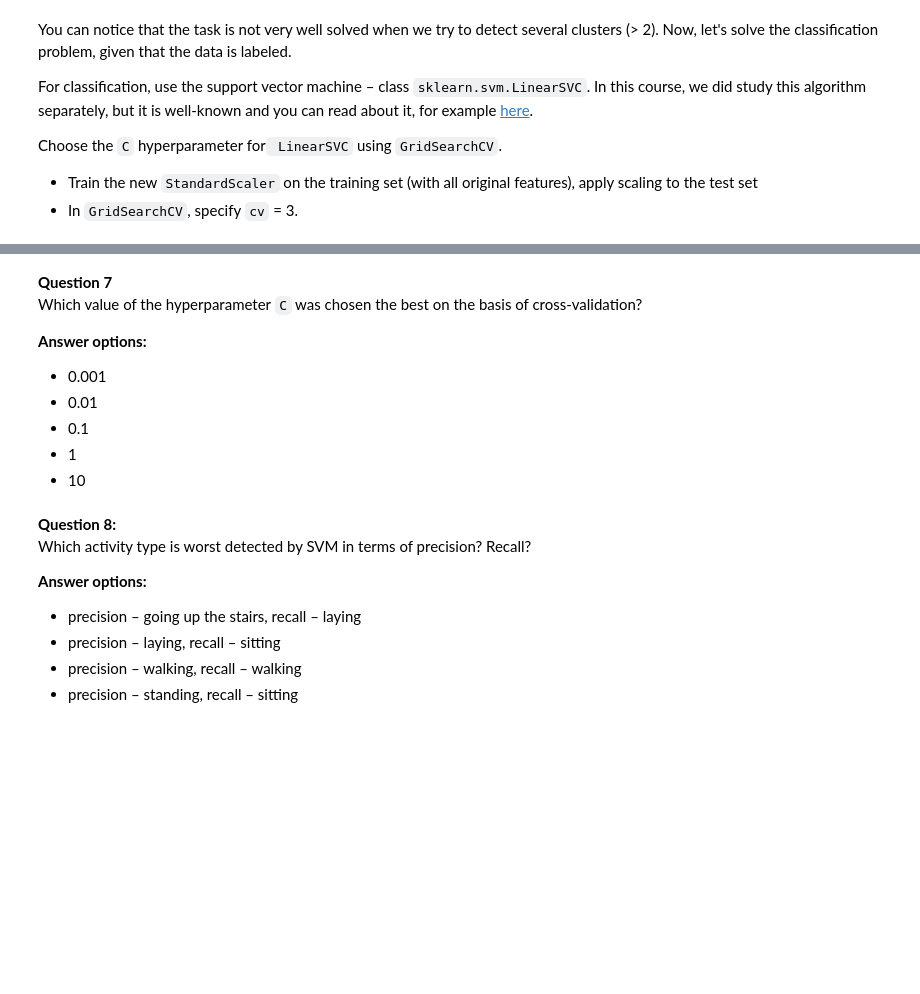
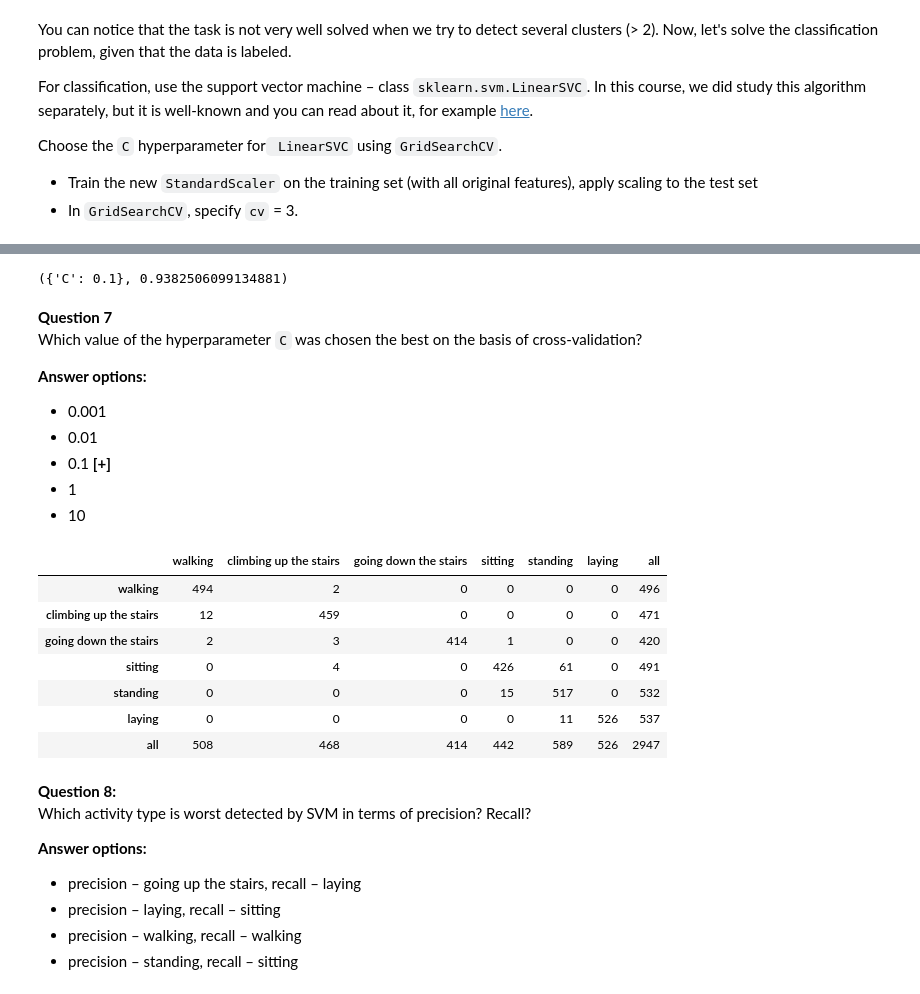
Before and after one commit to Extremesarova/mlcourse, a Jupyter notebook: assignment07/a7-demo-unsupervised-learning.ipynb, the cells around one changed output, grey strips where cells are left out. Saved outputs shown, nothing was run; the diff lists cells and outputs as text; code cells hidden in the pictures; blank space fills up the shorter version.

```diff
--- a/assignment07/a7-demo-unsupervised-learning.ipynb
+++ b/assignment07/a7-demo-unsupervised-learning.ipynb
@@ -320,14 +334,15 @@ Choose the `C` hyperparameter for` LinearSVC` using `GridSearchCV`.
 - Train the new `StandardScaler` on the training set (with all original features), apply scaling to the test set
 - In `GridSearchCV`, specify `cv` = 3.
 # %%
-# # Your code here
-# scaler = StandardScaler()
-# X_train_scaled =
-# X_test_scaled =
+# Your code here
+scaler = StandardScaler()
+X_train_scaled = scaler.fit_transform(X_train)
+X_test_scaled = scaler.transform(X_test)
 # %%
 svc = LinearSVC(random_state=RANDOM_STATE)
 svc_params = {"C": [0.001, 0.01, 0.1, 1, 10]}
 # %%
-# %%time
-# # Your code here
-# best_svc = None
+%%time
+# Your code here
+best_svc = GridSearchCV(svc, param_grid=svc_params, n_jobs=-1, cv=3)
+best_svc.fit(X_train_scaled, y_train)
@@ -334,5 +354,7 @@ svc_params = {"C": [0.001, 0.01, 0.1, 1, 10]}
 # %%
-# best_svc.best_params_, best_svc.best_score_
+best_svc.best_params_, best_svc.best_score_
+# %% [output]
+({'C': 0.1}, 0.9382506099134881)
 # %% [markdown]
 **Question 7**<br>
 Which value of the hyperparameter `C` was chosen the best on the basis of cross-validation? <br>
@@ -340,18 +362,41 @@ Which value of the hyperparameter `C` was chosen the best on the basis of cross-
 **Answer options:**
 - 0.001
 - 0.01
-- 0.1
+- 0.1 **[+]**
 - 1
 - 10
 # %%
-# y_predicted = best_svc.predict(X_test_scaled)
+y_predicted = best_svc.predict(X_test_scaled)
 # %%
-# tab = pd.crosstab(y_test, y_predicted, margins=True)
-# tab.index = ['walking', 'climbing up the stairs',
-#              'going down the stairs', 'sitting', 'standing', 'laying', 'all']
-# tab.columns = ['walking', 'climbing up the stairs',
-#              'going down the stairs', 'sitting', 'standing', 'laying', 'all']
-# tab
+tab = pd.crosstab(y_test, y_predicted, margins=True)
+tab.index = [
+    "walking",
+    "climbing up the stairs",
+    "going down the stairs",
+    "sitting",
+    "standing",
+    "laying",
+    "all",
+]
+tab.columns = [
+    "walking",
+    "climbing up the stairs",
+    "going down the stairs",
+    "sitting",
+    "standing",
+    "laying",
+    "all",
+]
+tab
+# %% [output]
+|  | walking | climbing up the stairs | going down the stairs | sitting | standing | laying | all |
+| walking | 494 | 2 | 0 | 0 | 0 | 0 | 496 |
+| climbing up the stairs | 12 | 459 | 0 | 0 | 0 | 0 | 471 |
+| going down the stairs | 2 | 3 | 414 | 1 | 0 | 0 | 420 |
+| sitting | 0 | 4 | 0 | 426 | 61 | 0 | 491 |
+| standing | 0 | 0 | 0 | 15 | 517 | 0 | 532 |
+| laying | 0 | 0 | 0 | 0 | 11 | 526 | 537 |
+| all | 508 | 468 | 414 | 442 | 589 | 526 | 2947 |
 # %% [markdown]
 **Question 8:** <br>
 Which activity type is worst detected by SVM in terms of precision? Recall?<br>
```
Also changed, not shown: parts of 10 cells of this notebook.
